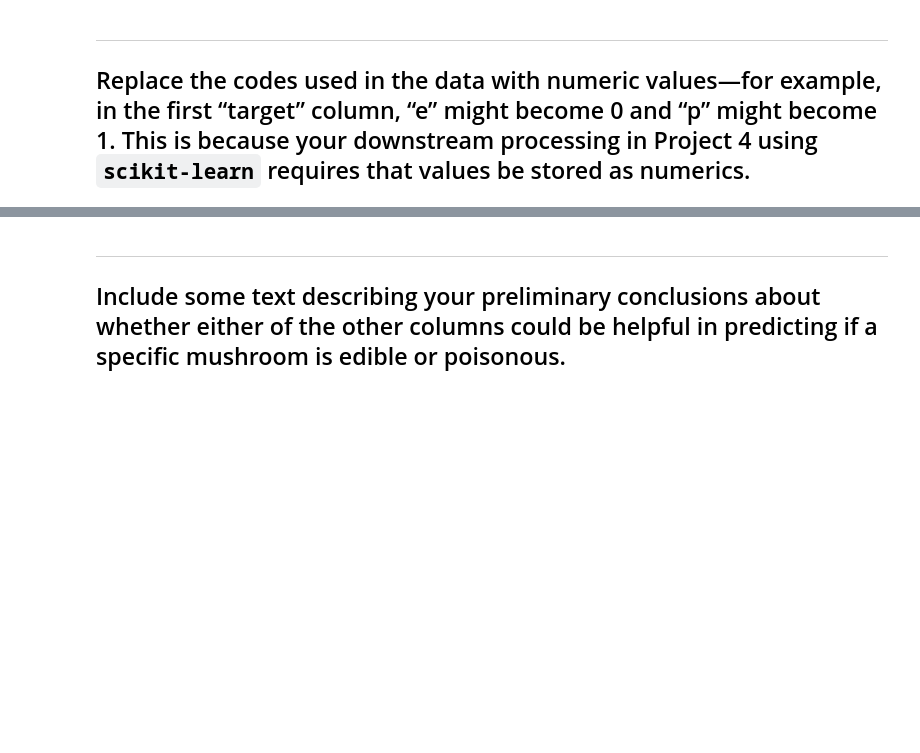
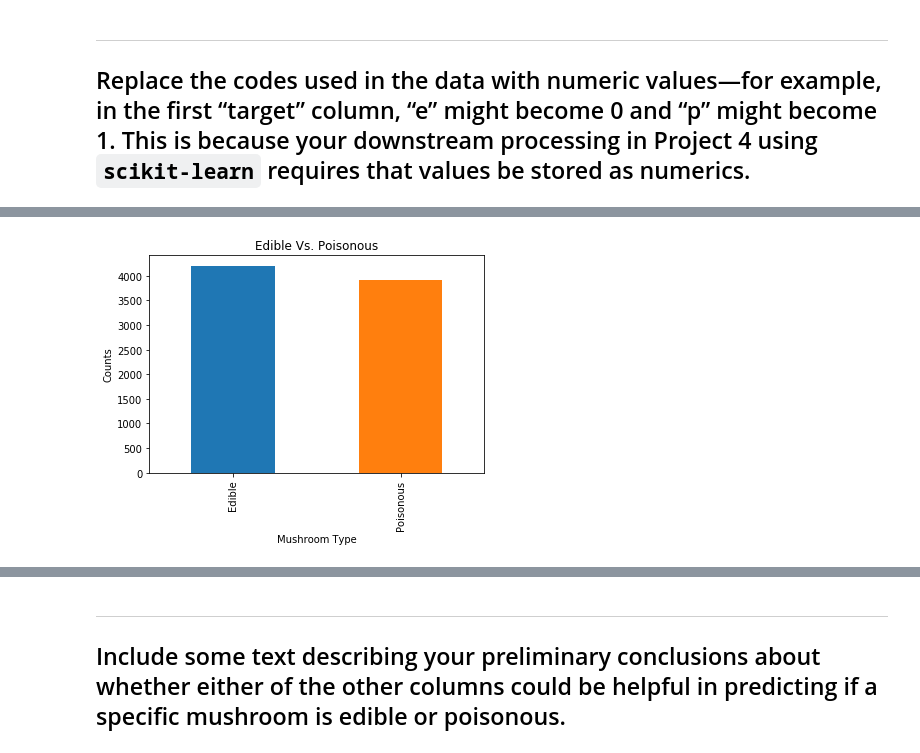
Before and after one commit to Dawad81/IS362-Database-Acquisition-and-Management, a Jupyter notebook: IS362-Assignment13-Folder/IS362_Assignment13.ipynb, the cells around one changed output, grey strips where cells are left out. Saved outputs shown, nothing was run; the diff lists cells and outputs as text; code cells hidden in the pictures; blank space fills up the shorter version.

```diff
--- a/IS362-Assignment13-Folder/IS362_Assignment13.ipynb
+++ b/IS362-Assignment13-Folder/IS362_Assignment13.ipynb
@@ -149,0 +145,12 @@ replace_with_num_values.head(11)
+# %%
+edible_or_poisonous_graph.plot(kind='bar')
+names = ['Edible', 'Poisonous']
+values = [0,1]
+
+plt.title('Edible Vs. Poisonous')
+plt.xlabel('Mushroom Type')
+plt.ylabel('Counts')
+plt.xticks([i for i, _ in enumerate(names)], names)
+plt.show()
+# %% [output]
+[figure, added]
```
Also changed, not shown: parts of 12 cells of this notebook.
